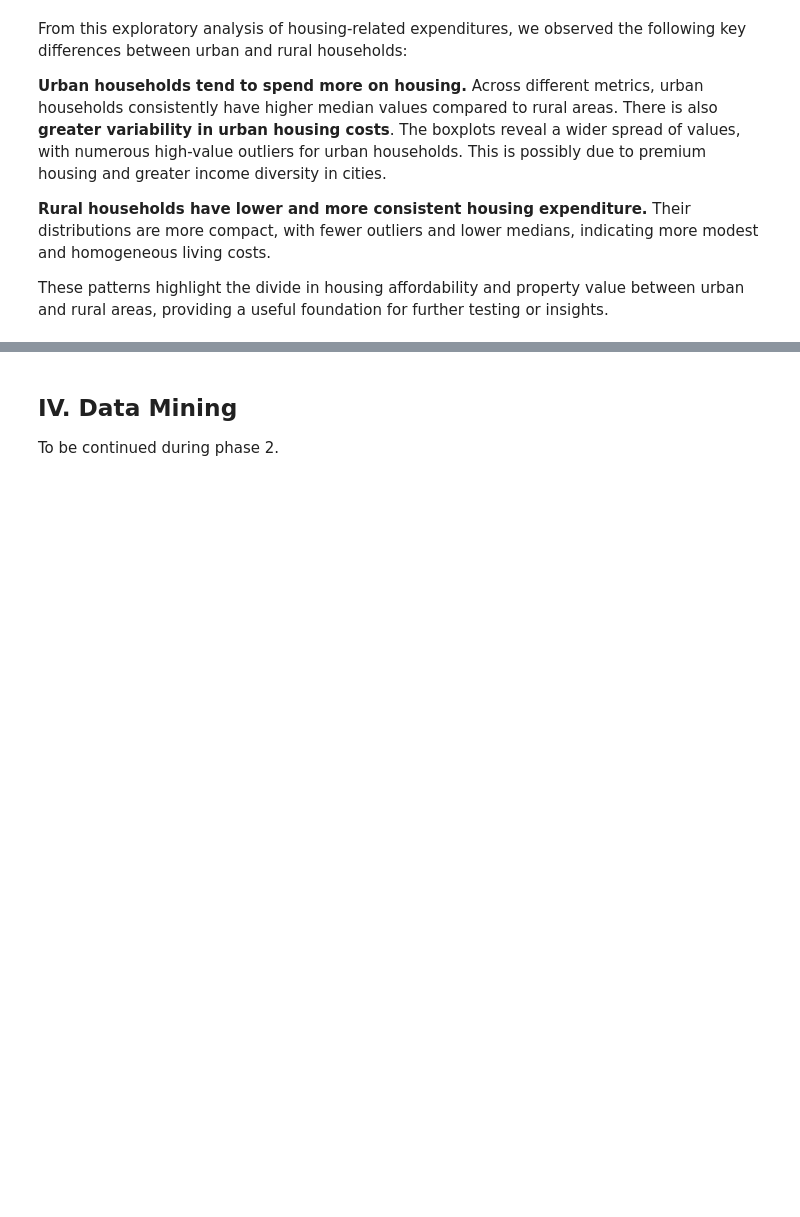
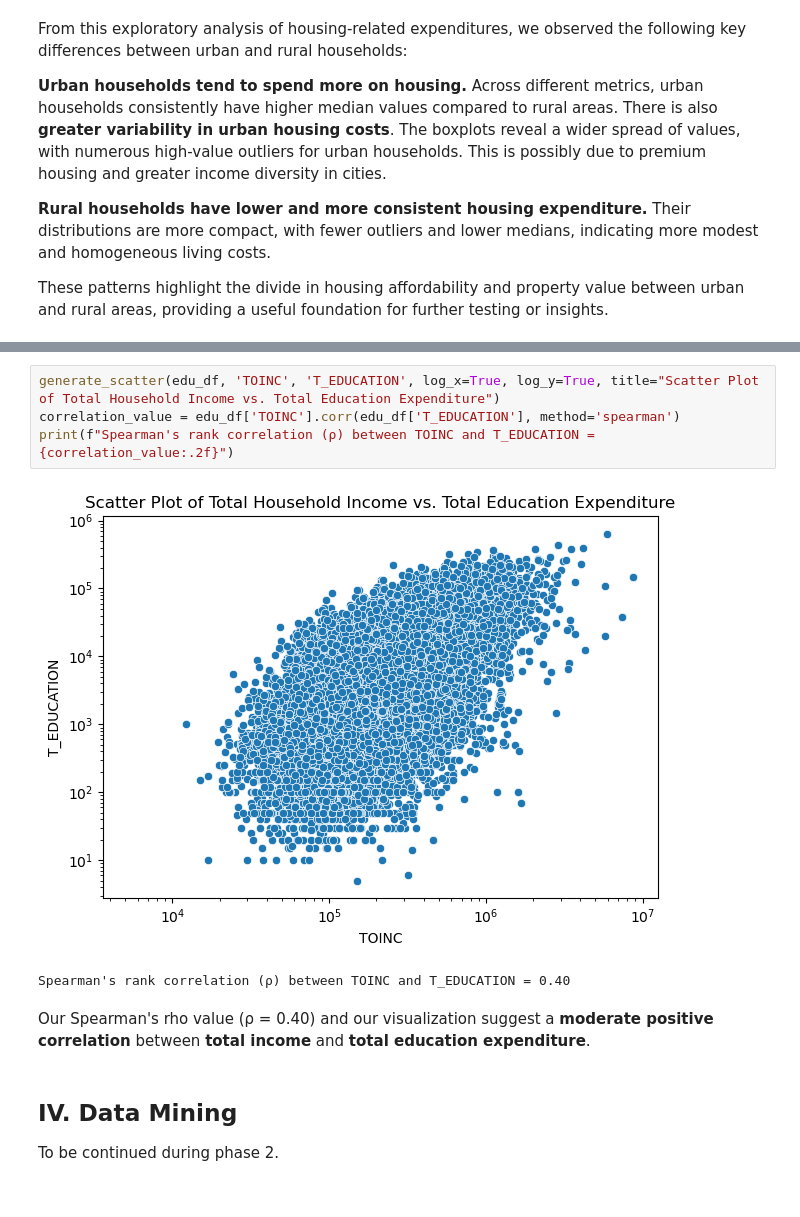
Before and after one commit to qu1r0ra/psa-dataset-analysis, a Jupyter notebook: fie-analysis.ipynb, the cells around one changed output, grey strips where cells are left out. Cells and saved outputs as stored; diff of their text form; blank space fills up the shorter version.

```diff
--- a/fie-analysis.ipynb
+++ b/fie-analysis.ipynb
@@ -1205,3 +1267,12 @@ These patterns highlight the divide in housing affordability and property value
+# %%
+generate_scatter(edu_df, 'TOINC', 'T_EDUCATION', log_x=True, log_y=True, title="Scatter Plot of Total Household Income vs. Total Education Expenditure")
+correlation_value = edu_df['TOINC'].corr(edu_df['T_EDUCATION'], method='spearman')
+print(f"Spearman's rank correlation (ρ) between TOINC and T_EDUCATION = {correlation_value:.2f}")
+# %% [output]
+[figure, added]
+Spearman's rank correlation (ρ) between TOINC and T_EDUCATION = 0.40
+# %% [markdown]
+Our Spearman's rho value (ρ = 0.40) and our visualization suggest a **moderate positive correlation** between **total income** and **total education expenditure**.
 # %% [markdown]
 ## IV. Data Mining
 
```
Also changed, not shown: parts of 25 cells of this notebook.
